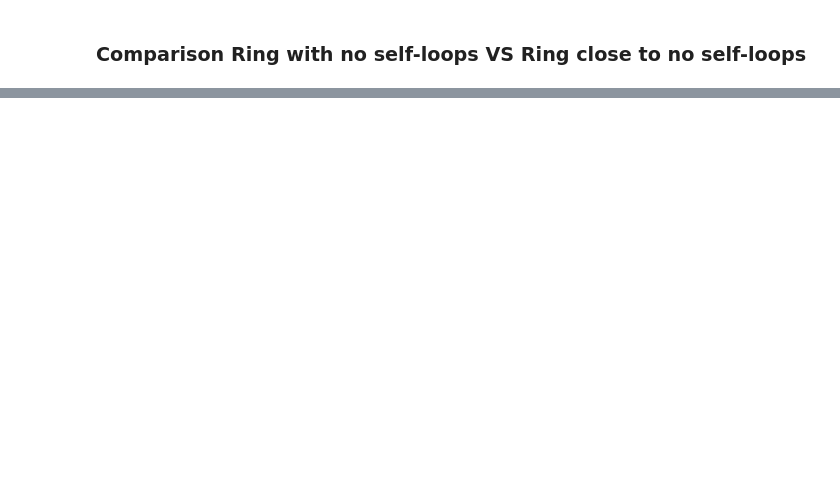
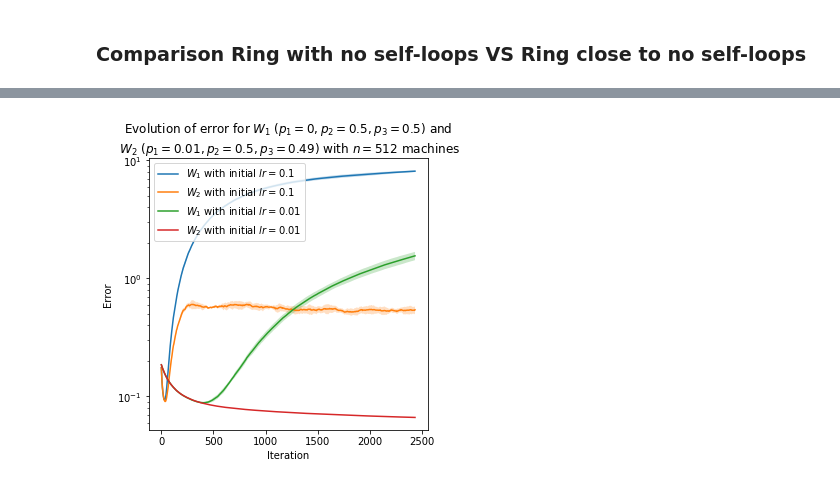
Before and after one commit to Adirlou/OptML_Project, a Jupyter notebook: general_matrices.ipynb, the cells around one changed output, grey strips where cells are left out. Saved outputs shown, nothing was run; the diff lists cells and outputs as text; code cells hidden in the pictures; blank space fills up the shorter version.

```diff
--- a/general_matrices.ipynb
+++ b/general_matrices.ipynb
@@ -209,0 +126,16 @@ plt.show()
+# %%
+params_cycle_rw_new = params.copy()
+params_cycle_rw_new['topology'] = cycle_rw(0.5, n_machines)
+list_losses_rw_new = helpers.run_logistic_n_times(A, y, params_cycle_rw_new, 3)
+
+params_cycle_lazy_rw_new = params.copy()
+params_cycle_lazy_rw_new['topology'] = cycle_lazy_rw(0.01, 0.5, n_machines)
+list_losses_lazy_rw_new = helpers.run_logistic_n_times(A, y, params_cycle_lazy_rw_new, 3)
+
+params_cycle_rw_new2 = params_cycle_rw_new.copy()
+params_cycle_rw_new2['initial_lr'] = 0.01
+list_losses_rw_new2 = helpers.run_logistic_n_times(A, y, params_cycle_rw_new2, 3)
+
+params_cycle_lazy_rw_new2 = params_cycle_lazy_rw_new.copy()
+params_cycle_lazy_rw_new2['initial_lr'] = 0.01
+list_losses_lazy_rw_new2 = helpers.run_logistic_n_times(A, y, params_cycle_lazy_rw_new2, 3)
@@ -209,0 +160,10 @@ plt.show()
+# %%
+iterations_indices = np.arange(0, list_losses_rw_new[0].shape[0] * compute_loss_every, compute_loss_every)
+title = 'Evolution of error for $W_1 \; (p_1=0, p_2=0.5, p_3=0.5)$ and\n $W_2 \; (p_1=0.01, p_2=0.5, p_3=0.49)$ with $n=512$ machines'
+labels = ['$W_1$ with initial $lr=0.1$', '$W_2$ with initial $lr=0.1$', '$W_1$ with initial $lr=0.01$', '$W_2$ with initial $lr=0.01$']
+
+helpers.plot_losses_with_std([list_losses_rw_new, list_losses_lazy_rw_new,list_losses_rw_new2, list_losses_lazy_rw_new2],
+            iterations_indices, optimum_loss=optimum_loss,
+            labels=labels, title=title, figsize=(5,5))
+# %% [output]
+[figure, added]
```
Also changed, not shown: parts of 13 cells of this notebook, 2 other files.
